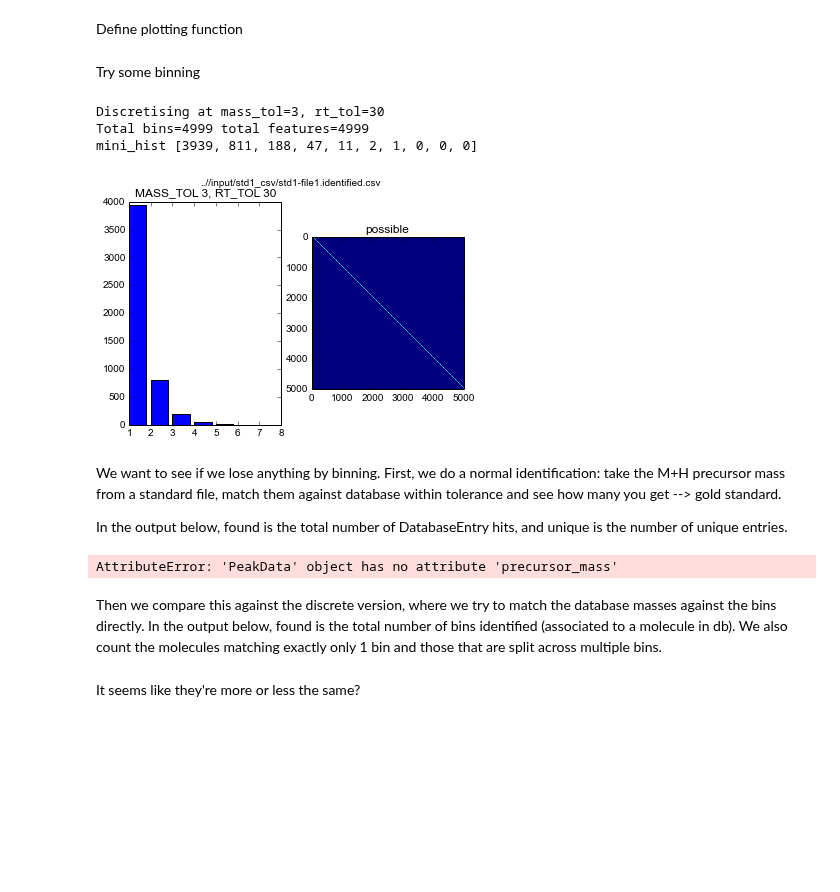
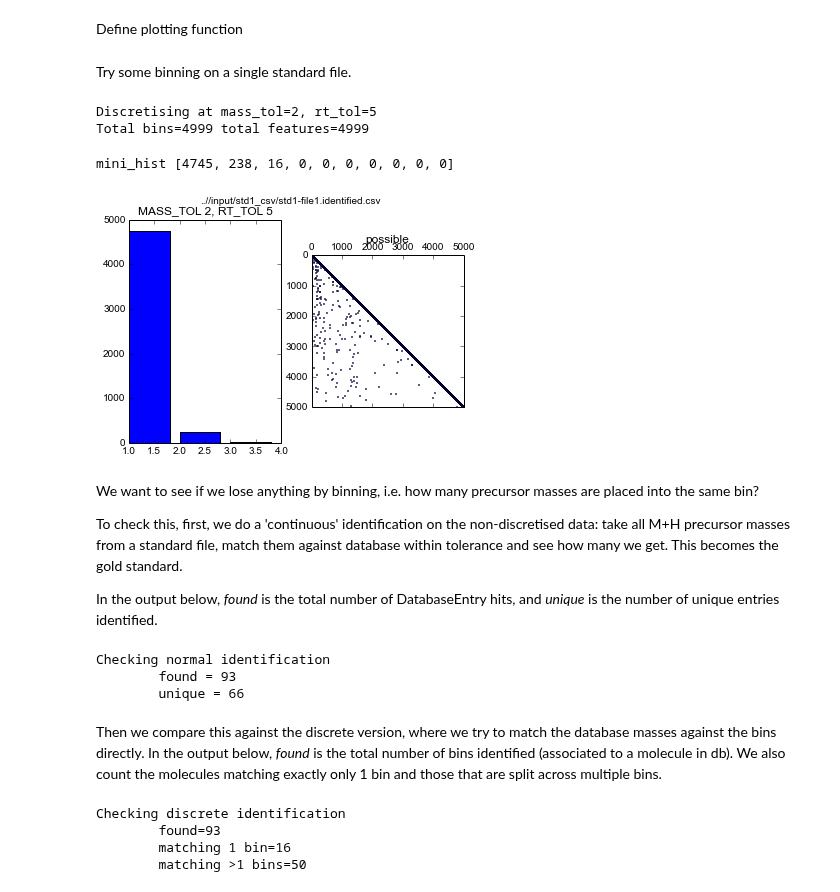
Before and after one commit to sdrogers/metabolomics_tools, a Jupyter notebook: discretisation/notebooks/test_discretisation_and_identification.ipynb, the cells around one changed output. Saved outputs shown, nothing was run; the diff lists cells and outputs as text; code cells hidden in the pictures; blank space fills up the shorter version.

```diff
--- a/discretisation/notebooks/test_discretisation_and_identification.ipynb
+++ b/discretisation/notebooks/test_discretisation_and_identification.ipynb
@@ -30,46 +34,55 @@ def plot_hist(mapping, filename, mass_tol, rt_tol):
     title = 'MASS_TOL ' + str(mass_tol) + ', RT_TOL ' + str(rt_tol)
     plt.title(title)
     plt.subplot(1, 2, 2)
-    plt.imshow(mapping)
+    plt.spy(mapping, markersize=1)
     plt.title('possible')
     plt.suptitle(filename)
     plt.show()
 # %% [markdown]
-Try some binning
+Try some binning on a single standard file.
 # %%
 database = basedir + '/database/std1_mols.csv'
 transformation = basedir + '/mulsubs/mulsub.txt'
 input_file = basedir + '/input/std1_csv/std1-file1.identified.csv'
-mass_tol = 3
-rt_tol = 30
+mass_tol = 2
+rt_tol = 5
 
 # load the std file, database_file molecules and transformation_file
 loader = FileLoader()
 peak_data = loader.load_model_input(input_file, database, transformation, mass_tol, rt_tol)
-plot_hist(peak_data.possible.todense(), input_file, mass_tol, rt_tol)
 # %% [output]
-Discretising at mass_tol=3, rt_tol=30
+Discretising at mass_tol=2, rt_tol=5
 Total bins=4999 total features=4999
-mini_hist [3939, 811, 188, 47, 11, 2, 1, 0, 0, 0]
-[figure, removed]
+# %%
+plot_hist(peak_data.possible, input_file, mass_tol, rt_tol)
+# %% [output]
+mini_hist [4745, 238, 16, 0, 0, 0, 0, 0, 0, 0]
+[figure, added]
 # %% [markdown]
-We want to see if we lose anything by binning. First, we do a normal identification: take the M+H precursor mass from a standard file, match them against database within tolerance and see how many you get --> gold standard.
+We want to see if we lose anything by binning, i.e. how many precursor masses are placed into the same bin?
 
-In the output below, found is the total number of DatabaseEntry hits, and unique is the number of unique entries.
+To check this, first, we do a 'continuous' identification on the non-discretised data: take all M+H precursor masses from a standard file, match them against database within tolerance and see how many we get. This becomes the gold standard.
+
+In the output below, *found* is the total number of DatabaseEntry hits, and *unique* is the number of unique entries identified.
 # %%
-# try identify
+# try continuous identification
 ann = MolAnnotator()
 
 moldb = peak_data.database
-precursor_masses = peak_data.precursor_mass
+prior_masses = peak_data.prior_masses
 bins = peak_data.bins
 
-ann.identify_normal(moldb, precursor_masses)
+ann.identify_normal(moldb, prior_masses)
 # %% [output]
-AttributeError: 'PeakData' object has no attribute 'precursor_mass'
+Checking normal identification
+        found = 93
+        unique = 66
 # %% [markdown]
-Then we compare this against the discrete version, where we try to match the database masses against the bins directly.  In the output below, found is the total number of bins identified (associated to a molecule in db). We also count the molecules matching exactly only 1 bin and those that are split across multiple bins.
+Then we compare this against the discrete version, where we try to match the database masses against the bins directly.  In the output below, *found* is the total number of bins identified (associated to a molecule in db). We also count the molecules matching exactly only 1 bin and those that are split across multiple bins.
 # %%
 ann.identify_bins(moldb, bins)
+# %% [output]
+Checking discrete identification
+        found=93
+        matching 1 bin=16
+        matching >1 bins=50
-# %% [markdown]
-It seems like they're more or less the same?
```
Also changed, not shown: parts of 12 cells of this notebook, 1 other file.
